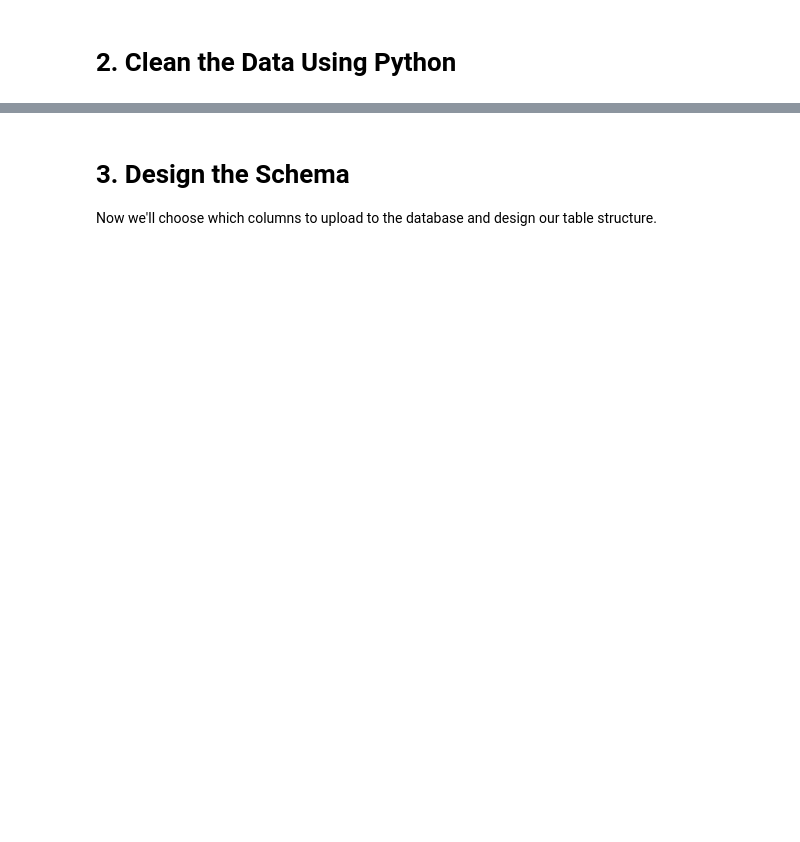
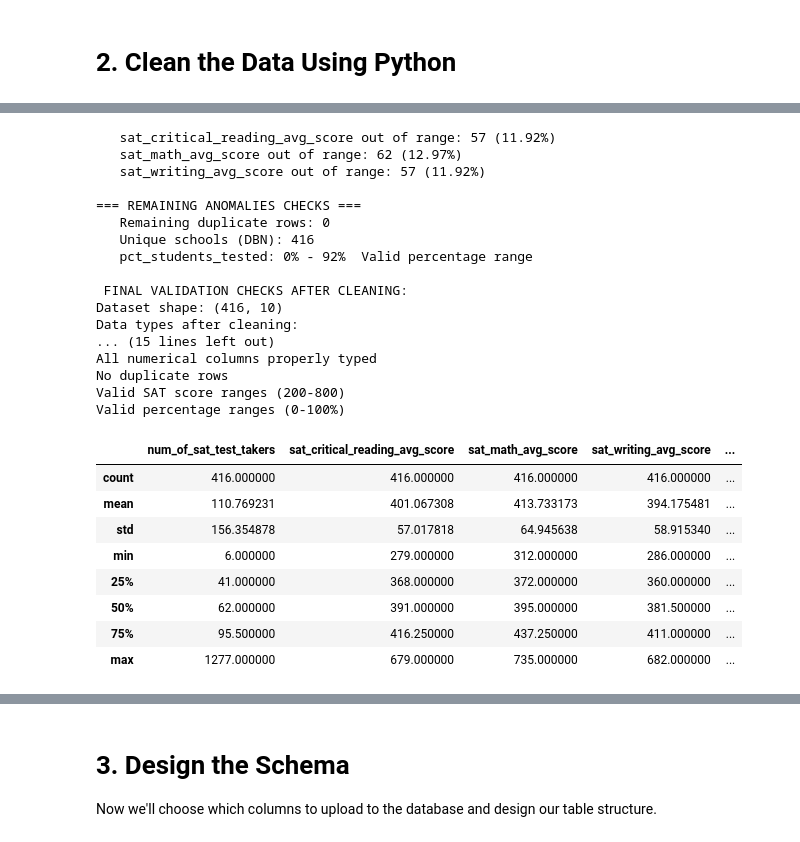
Before and after one commit to webeet-io/_onboarding_data, a Jupyter notebook: daily_tasks/day_4/sat_modeling.ipynb, the cells around one changed output, grey strips where cells are left out. Saved outputs shown, nothing was run; the diff lists cells and outputs as text; code cells hidden in the pictures; blank space fills up the shorter version.

```diff
--- a/daily_tasks/day_4/sat_modeling.ipynb
+++ b/daily_tasks/day_4/sat_modeling.ipynb
@@ -454,0 +454,76 @@ dtype: int64
+# %%
+#Count the anomalies (out of range, with the invalid range)in numbers and percentages for each sat_score_cols
+for col in sat_score_cols:
+    out_of_range = df_cleaned[(df_cleaned[col] < 200) | (df_cleaned[col] > 800)]
+    count_out_of_range = len(out_of_range)
+    percentage_out_of_range = (count_out_of_range / len(df_cleaned)) * 100
+
+    print(f"   {col} out of range: {count_out_of_range} ({percentage_out_of_range:.2f}%)")
+
+# Drop the rows with out of range SAT scores
+for col in sat_score_cols:
+    df_cleaned = df_cleaned[(df_cleaned[col] >= 200) & (df_cleaned[col] <= 800)]
+
+# Check for remaining anomalies after cleaning
+print("\n=== REMAINING ANOMALIES CHECKS ===")
+print(f"   Remaining duplicate rows: {df_cleaned.duplicated().sum()}")
+print(f"   Unique schools (DBN): {df_cleaned['dbn'].nunique()}")
+# Check for percentage values again
+if 'pct_students_tested' in df_cleaned.columns:
+    pct_valid = df_cleaned['pct_students_tested'].dropna()
+    pct_min = pct_valid.min()
+    pct_max = pct_valid.max()
+
+    if pct_min >= 0 and pct_max <= 100:
+        status = " Valid percentage range"
+    else:
+        status = " Invalid percentage range"
+
+    print(f"   pct_students_tested: {pct_min:.0f}% - {pct_max:.0f}% {status}")
+
+
+# Final validation checks
+
+print("\n FINAL VALIDATION CHECKS AFTER CLEANING:")
+print(f"Dataset shape: {df_cleaned.shape}")
+print(f"Data types after cleaning:")
+print(df_cleaned.dtypes)
+print(f"\n Missing values after cleaning:")
+missing_after = df_cleaned.isnull().sum()
+print(missing_after[missing_after > 0])
+
+
+print(f"All numerical columns properly typed")
+print(f"No duplicate rows")
+print(f"Valid SAT score ranges (200-800)")
+print(f"Valid percentage ranges (0-100%)")
+
+
+df_cleaned.describe()
+# %% [output]
+   sat_critical_reading_avg_score out of range: 57 (11.92%)
+   sat_math_avg_score out of range: 62 (12.97%)
+   sat_writing_avg_score out of range: 57 (11.92%)
+
+=== REMAINING ANOMALIES CHECKS ===
+   Remaining duplicate rows: 0
+   Unique schools (DBN): 416
+   pct_students_tested: 0% - 92%  Valid percentage range
+
+ FINAL VALIDATION CHECKS AFTER CLEANING:
+Dataset shape: (416, 10)
+Data types after cleaning:
+... (15 lines left out)
+All numerical columns properly typed
+No duplicate rows
+Valid SAT score ranges (200-800)
+Valid percentage ranges (0-100%)
+|  | num_of_sat_test_takers | sat_critical_reading_avg_score | sat_math_avg_score | sat_writing_avg_score | ... |
+| count | 416.000000 | 416.000000 | 416.000000 | 416.000000 | ... |
+| mean | 110.769231 | 401.067308 | 413.733173 | 394.175481 | ... |
+| std | 156.354878 | 57.017818 | 64.945638 | 58.915340 | ... |
+| min | 6.000000 | 279.000000 | 312.000000 | 286.000000 | ... |
+| 25% | 41.000000 | 368.000000 | 372.000000 | 360.000000 | ... |
+| 50% | 62.000000 | 391.000000 | 395.000000 | 381.500000 | ... |
+| 75% | 95.500000 | 416.250000 | 437.250000 | 411.000000 | ... |
+| max | 1277.000000 | 679.000000 | 735.000000 | 682.000000 | ... |
```
Also changed, not shown: parts of 25 cells of this notebook.
